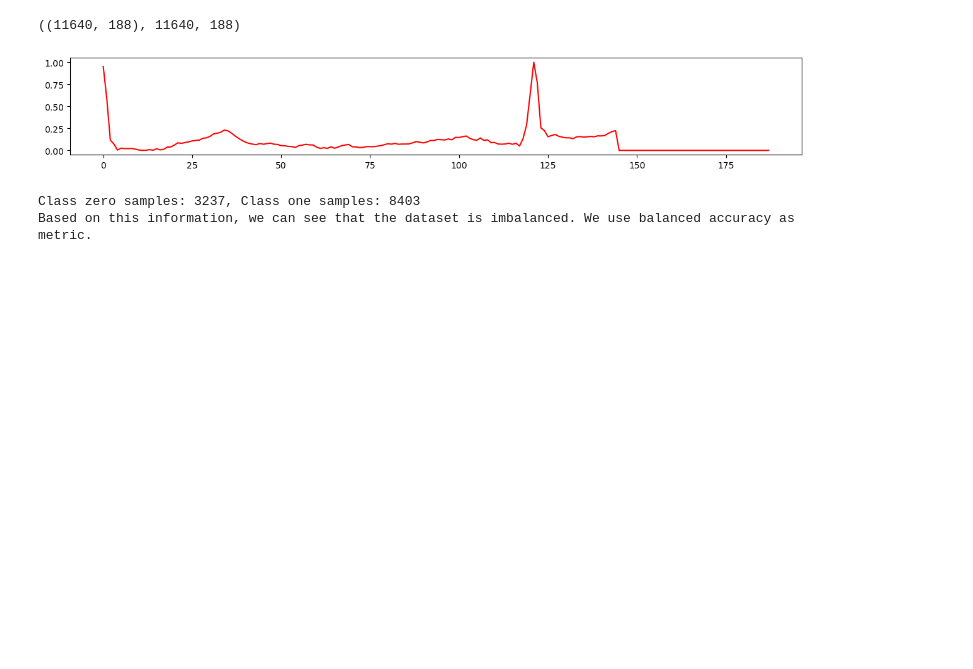
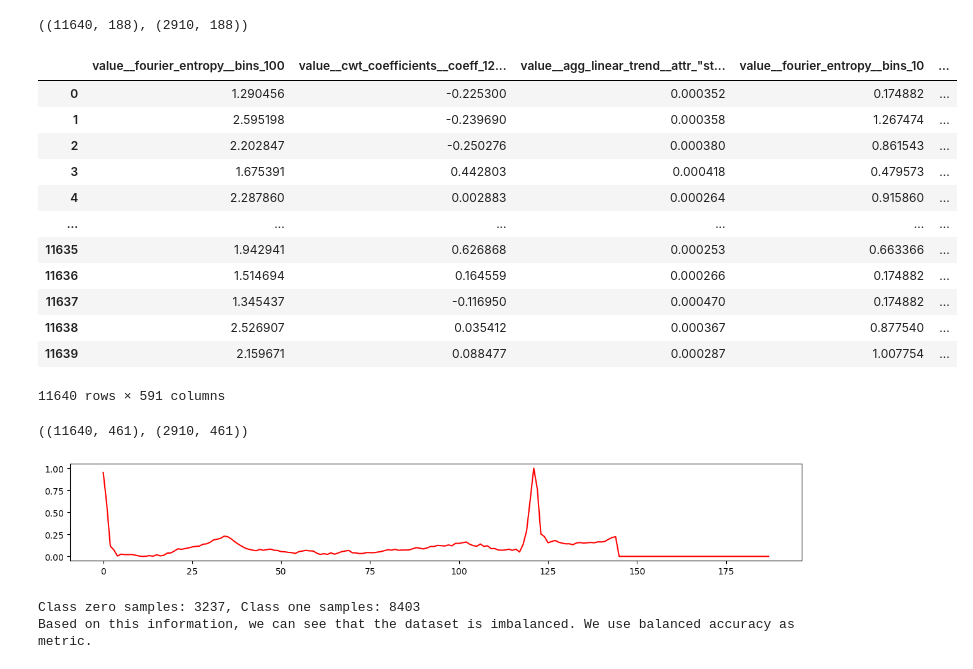
Before and after one commit to zytros/FS24, a Jupyter notebook: ML4HC/Project2/part1.ipynb, the cells around one changed output. Drawn from its saved outputs; the diff is of its cells as text; code cells hidden in the pictures; blank space fills up the shorter version.

```diff
--- a/ML4HC/Project2/part1.ipynb
+++ b/ML4HC/Project2/part1.ipynb
@@ -41,9 +42,9 @@ X_test = df_test.iloc[:, :-1].values
 y_test = df_test.iloc[:, -1].values
 X_train = append_zero_to_each_row(X_train)
 X_test = append_zero_to_each_row(X_test)
-X_train.shape, len(X_train), len(X_train[0])
+X_train.shape, X_test.shape
 # %% [output]
-((11640, 188), 11640, 188)
+((11640, 188), (2910, 188))
 # %%
 # idx | time | value
 #
@@ -71,3 +67,40 @@ X_test_extracted_features.to_csv('data/X_test_extracted_features.csv', index=Fal
+# %%
+X_train_extracted_features = pd.read_csv('data/X_train_extracted_features.csv')
+
+X_test_extracted_features = pd.read_csv('data/X_test_extracted_features.csv')
+# %%
+impute(X_train_extracted_features)
+impute(X_test_extracted_features)
+
+X_train_features_filtered = select_features(X_train_extracted_features, y_train)
+X_test_features_filtered = select_features(X_test_extracted_features, y_test)
+# %%
+X_train_features_filtered
+# %% [output]
+|  | value__fourier_entropy__bins_100 | value__cwt_coefficients__coeff_12... | value__agg_linear_trend__attr_"st... | value__fourier_entropy__bins_10 | ... |
+| 0 | 1.290456 | -0.225300 | 0.000352 | 0.174882 | ... |
+| 1 | 2.595198 | -0.239690 | 0.000358 | 1.267474 | ... |
+| 2 | 2.202847 | -0.250276 | 0.000380 | 0.861543 | ... |
+| 3 | 1.675391 | 0.442803 | 0.000418 | 0.479573 | ... |
+| 4 | 2.287860 | 0.002883 | 0.000264 | 0.915860 | ... |
+| ... | ... | ... | ... | ... | ... |
+| 11635 | 1.942941 | 0.626868 | 0.000253 | 0.663366 | ... |
+| 11636 | 1.514694 | 0.164559 | 0.000266 | 0.174882 | ... |
+| 11637 | 1.345437 | -0.116950 | 0.000470 | 0.174882 | ... |
+| 11638 | 2.526907 | 0.035412 | 0.000367 | 0.877540 | ... |
+| 11639 | 2.159671 | 0.088477 | 0.000287 | 1.007754 | ... |
+11640 rows × 591 columns
+# %%
+cols = X_test_features_filtered.columns
+X_train_features = X_train_extracted_features[cols].values
+X_test_features = X_test_extracted_features[cols].values
+'''X_train_with_features = np.concatenate((X_train, X_train_features), axis=1)
+X_test_with_features = np.concatenate((X_test, X_test_features), axis=1)'''
+X_train_with_features = X_train_features
+X_test_with_features = X_test_features
+X_train_with_features.shape, X_test_with_features.shape
+# %% [output]
+((11640, 461), (2910, 461))
 # %%
 idx = 2
 plot_array(X_train[idx], y_train[idx])
```
Also changed, not shown: parts of 15 cells of this notebook, 6 other files.
